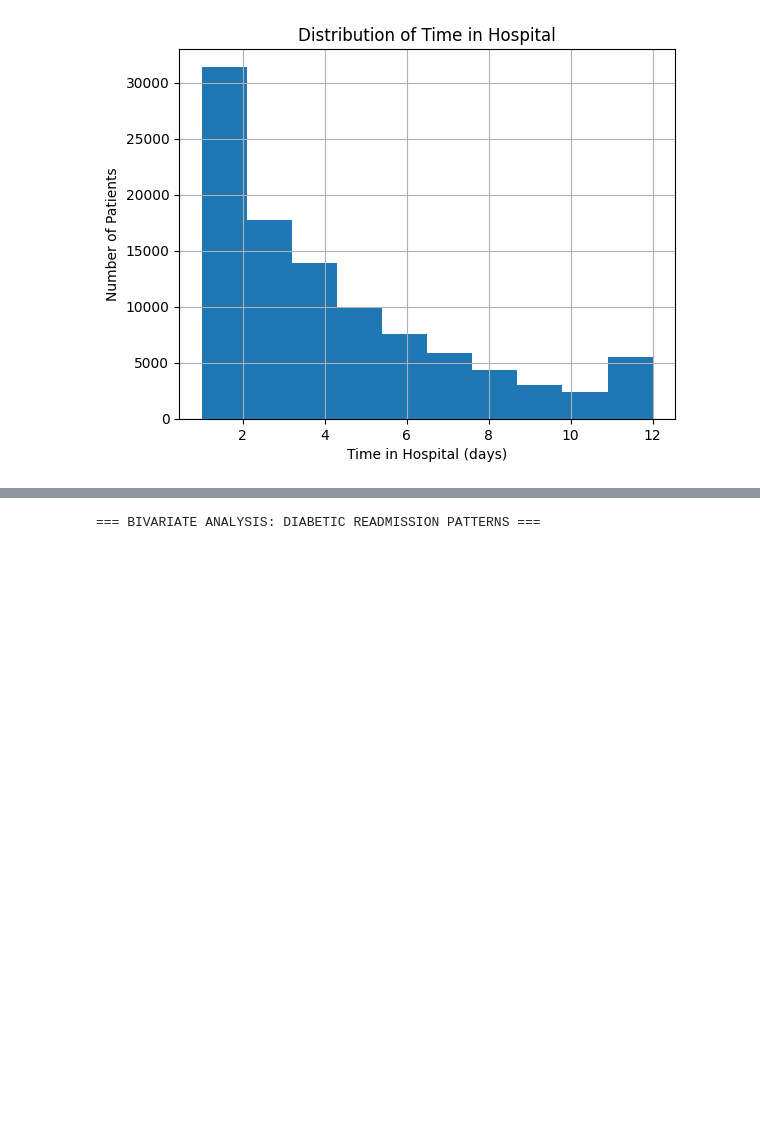
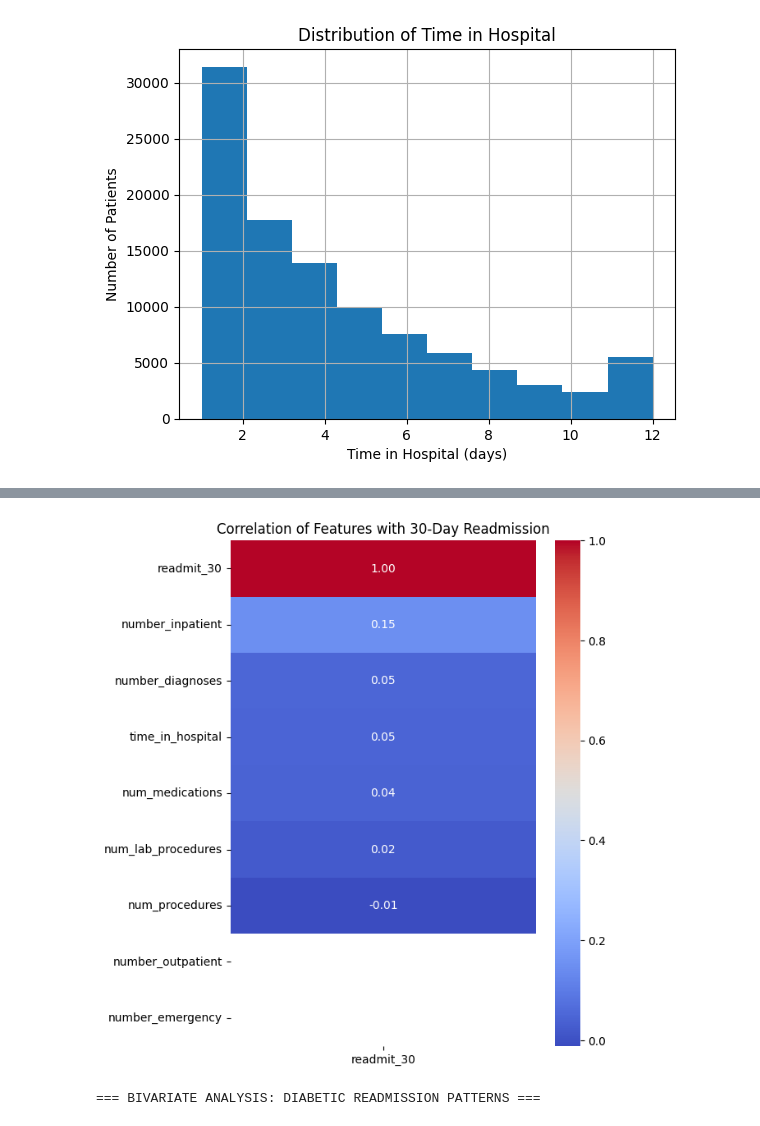
Before and after one commit to guru16-02/TEAM-17-24ADI204, a Jupyter notebook: dsv.ipynb, the cells around one changed output, grey strips where cells are left out. Drawn from its saved outputs; the diff is of its cells as text; code cells hidden in the pictures; blank space fills up the shorter version.

```diff
--- a/dsv.ipynb
+++ b/dsv.ipynb
@@ -302,3 +325,17 @@ plt.show()
+# %%
+import seaborn as sns
+import matplotlib.pyplot as plt
+
+# Correlation with readmit_30
+corr_readmit = df_numeric.corr()[['readmit_30']].sort_values(by='readmit_30', ascending=False)
+
+plt.figure(figsize=(6,8))
+sns.heatmap(corr_readmit, annot=True, cmap='coolwarm', fmt=".2f")
+
+plt.title("Correlation of Features with 30-Day Readmission")
+plt.show()
+# %% [output]
+[figure, added]
 # %%
 print("=== BIVARIATE ANALYSIS: DIABETIC READMISSION PATTERNS ===\n")
 
```
Also changed, not shown: parts of 16 cells of this notebook.
